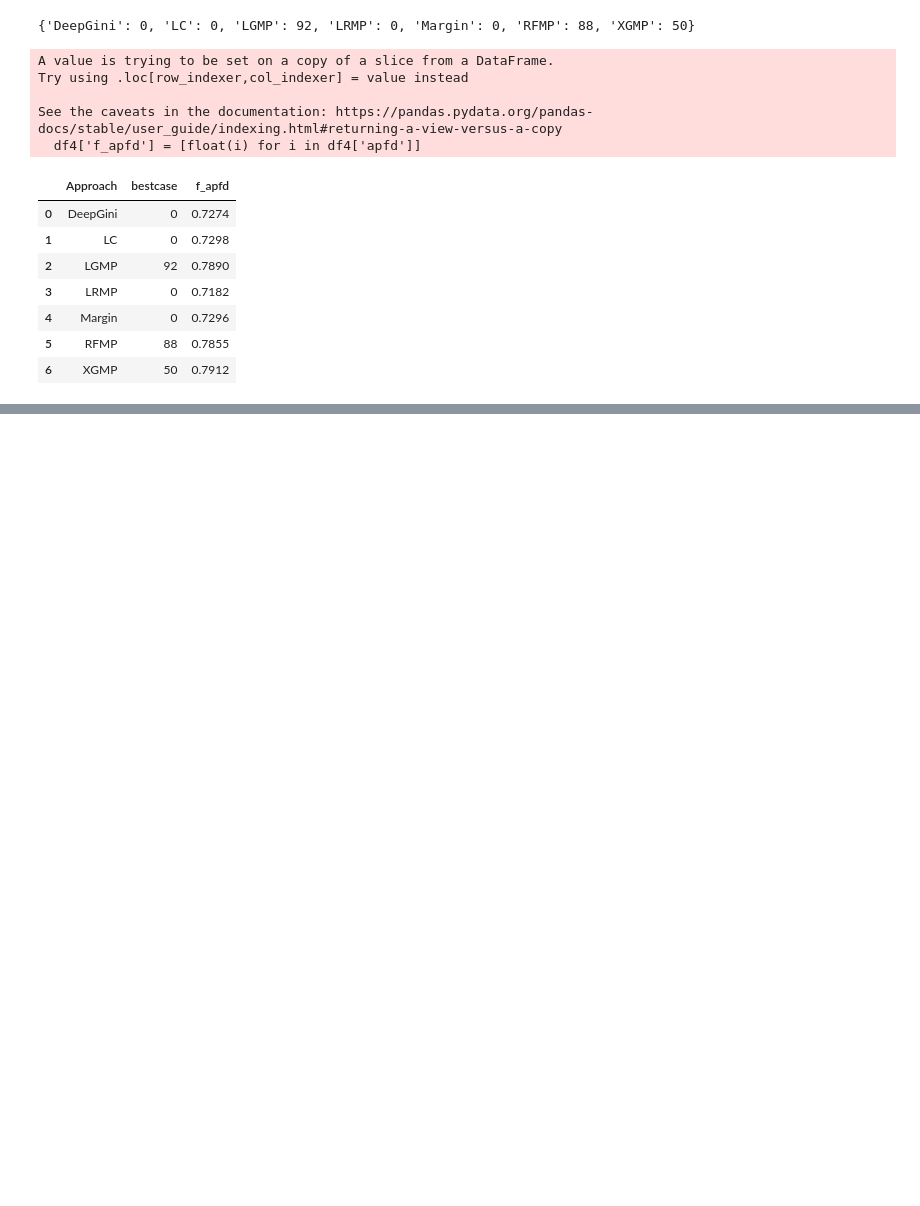
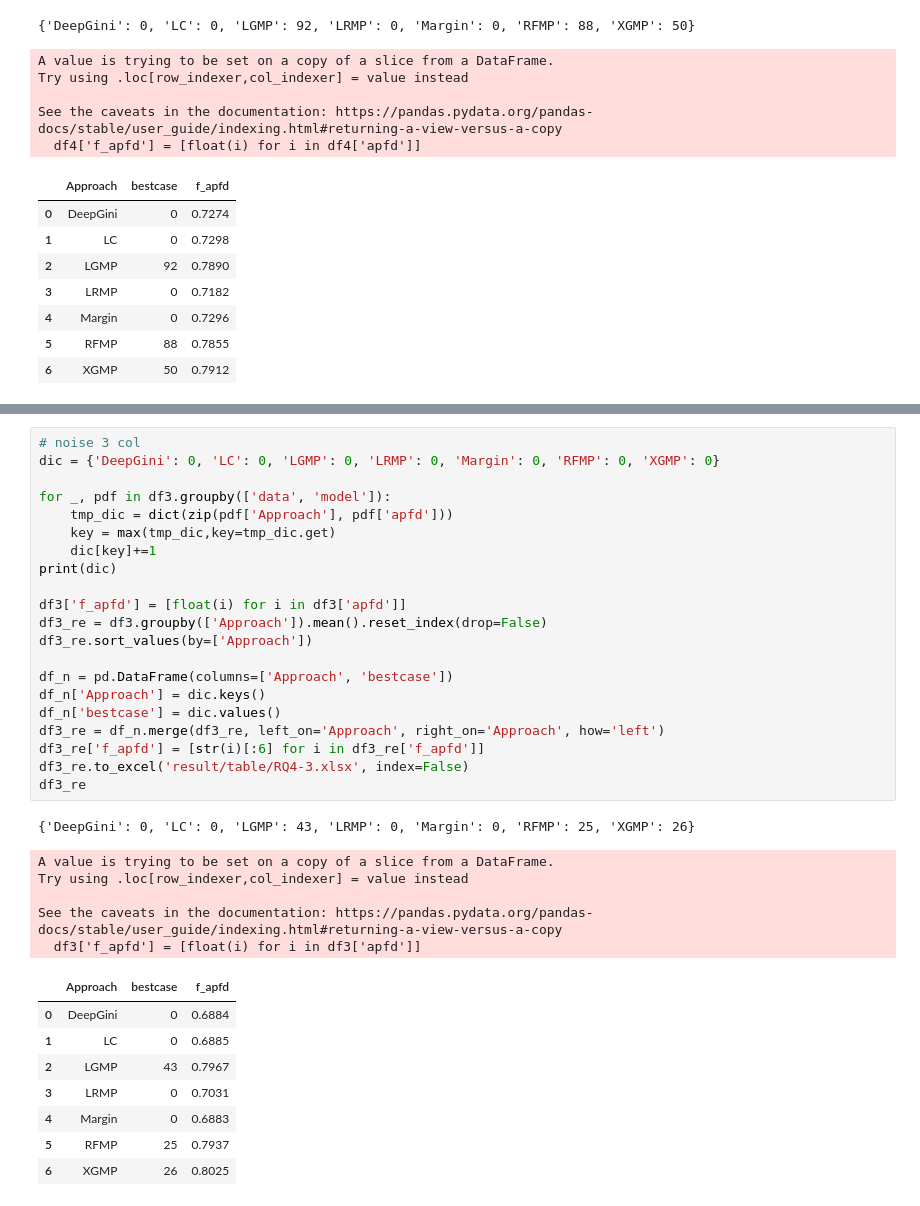
Before and after one commit to yinghuali/MLPrior, a Jupyter notebook: ResultsProcessing.ipynb, the cells around one changed output, grey strips where cells are left out. Saved outputs shown, nothing was run; the diff lists cells and outputs as text; blank space fills up the shorter version.

```diff
--- a/ResultsProcessing.ipynb
+++ b/ResultsProcessing.ipynb
@@ -457,0 +601,36 @@ a
+# %%
+# noise 3 col
+dic = {'DeepGini': 0, 'LC': 0, 'LGMP': 0, 'LRMP': 0, 'Margin': 0, 'RFMP': 0, 'XGMP': 0}
+
+for _, pdf in df3.groupby(['data', 'model']):
+    tmp_dic = dict(zip(pdf['Approach'], pdf['apfd']))
+    key = max(tmp_dic,key=tmp_dic.get)
+    dic[key]+=1
+print(dic)
+
+df3['f_apfd'] = [float(i) for i in df3['apfd']]
+df3_re = df3.groupby(['Approach']).mean().reset_index(drop=False)
+df3_re.sort_values(by=['Approach'])
+
+df_n = pd.DataFrame(columns=['Approach', 'bestcase'])
+df_n['Approach'] = dic.keys()
+df_n['bestcase'] = dic.values()
+df3_re = df_n.merge(df3_re, left_on='Approach', right_on='Approach', how='left')
+df3_re['f_apfd'] = [str(i)[:6] for i in df3_re['f_apfd']]
+df3_re.to_excel('result/table/RQ4-3.xlsx', index=False)
+df3_re
+# %% [output]
+{'DeepGini': 0, 'LC': 0, 'LGMP': 43, 'LRMP': 0, 'Margin': 0, 'RFMP': 25, 'XGMP': 26}
+A value is trying to be set on a copy of a slice from a DataFrame.
+Try using .loc[row_indexer,col_indexer] = value instead
+
+See the caveats in the documentation: https://pandas.pydata.org/pandas-docs/stable/user_guide/indexing.html#returning-a-view-versus-a-copy
+  df3['f_apfd'] = [float(i) for i in df3['apfd']]
+|  | Approach | bestcase | f_apfd |
+| 0 | DeepGini | 0 | 0.6884 |
+| 1 | LC | 0 | 0.6885 |
+| 2 | LGMP | 43 | 0.7967 |
+| 3 | LRMP | 0 | 0.7031 |
+| 4 | Margin | 0 | 0.6883 |
+| 5 | RFMP | 25 | 0.7937 |
+| 6 | XGMP | 26 | 0.8025 |
```
Also changed, not shown: parts of 7 cells of this notebook, 10 other files.
